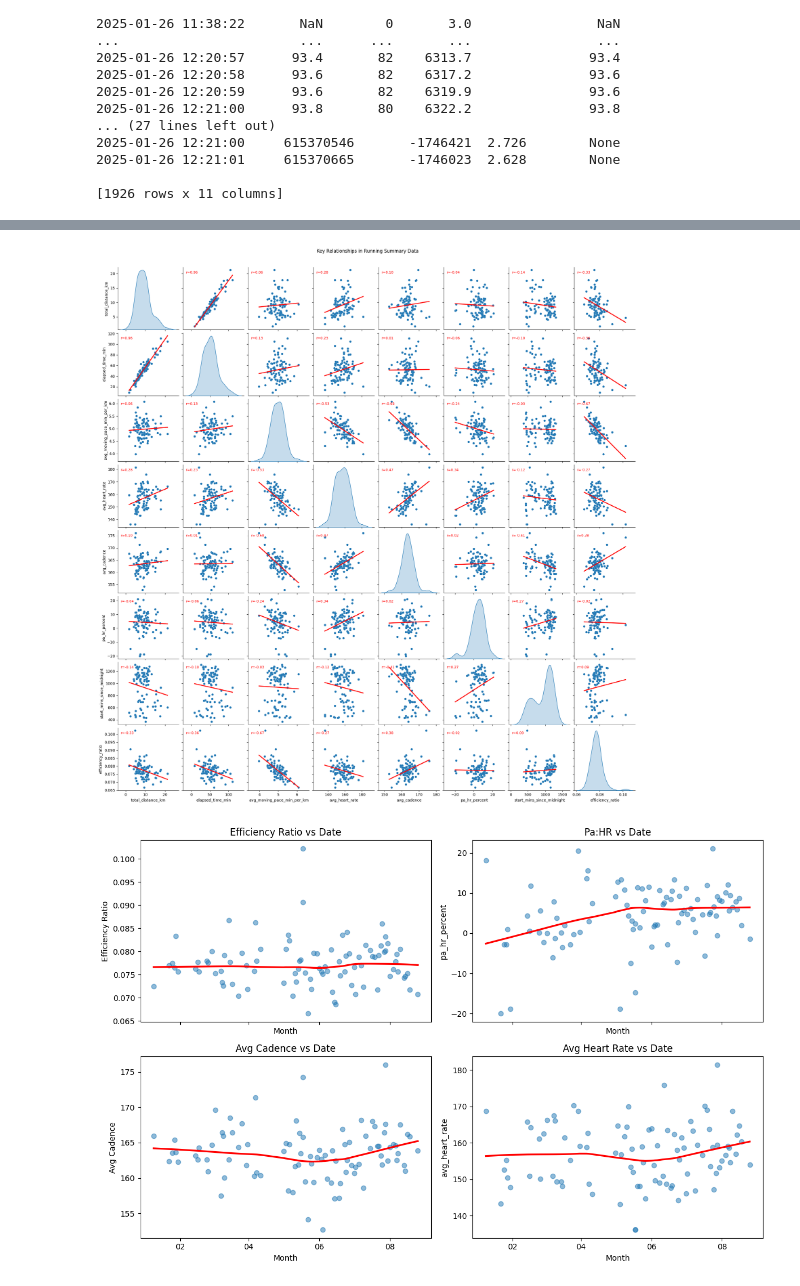
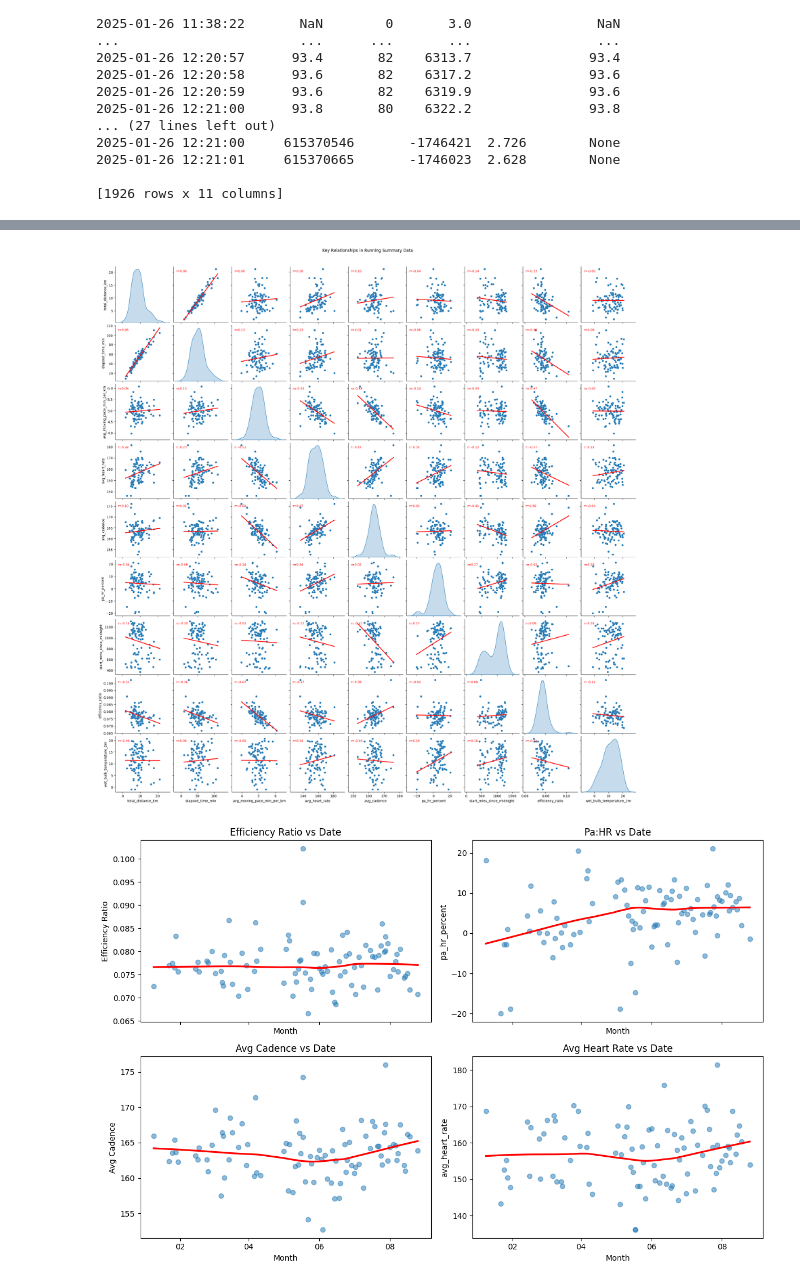
Before and after one commit to andrewt-202/sport-data-visualisation, a Jupyter notebook: sport_visualiser.ipynb, the cells around one changed output, grey strips where cells are left out. Saved outputs shown, nothing was run; the diff lists cells and outputs as text; code cells hidden in the pictures.

Commit message:
Added weather data

```diff
--- a/sport_visualiser.ipynb
+++ b/sport_visualiser.ipynb
@@ -138,6 +138,11 @@ def summarize_run(name, df, speed_threshold=0.75):
     start = df.index.min()
     end = df.index.max()
     elapsed_time = (end - start).total_seconds()
+
+    # convert lat/long to decimal degrees
+    if "position_lat" in df.columns and "position_long" in df.columns:
+        df["position_lat"] = df["position_lat"] * (180 / 2**31)
+        df["position_long"] = df["position_long"] * (180 / 2**31)
 
     # --- real_speed from deltas ---
     df["time_diff"] = df.index.to_series().diff().dt.total_seconds()
@@ -189,6 +194,8 @@ def summarize_run(name, df, speed_threshold=0.75):
         avg_cadence = (df.loc[moving_mask, "cadence"].mean() * 2.0) if "cadence" in df.columns else None
         max_heart_rate = df.loc[moving_mask, "heart_rate"].max() if "heart_rate" in df.columns else None
         avg_heart_rate = df.loc[moving_mask, "heart_rate"].mean() if "heart_rate" in df.columns else None
+        avg_latitude = df.loc[moving_mask, "position_lat"].mean() if "position_lat" in df.columns else None
+        avg_longitude = df.loc[moving_mask, "position_long"].mean() if "position_long" in df.columns else None
     else:
         avg_cadence = None
         max_heart_rate = None
@@ -213,6 +220,8 @@ def summarize_run(name, df, speed_threshold=0.75):
         "max_heart_rate": max_heart_rate,         # masked
         "avg_heart_rate": avg_heart_rate,         # masked
         "pa_hr_percent": pa_hr,
+        "avg_latitude": avg_latitude,
+        "avg_longitude": avg_longitude,
     }
 
 
@@ -230,6 +239,8 @@ running_summary_df["start_mins_since_midnight"] = (
 running_summary_df["efficiency_ratio"] = running_summary_df["avg_moving_speed_kmh"] / running_summary_df["avg_heart_rate"]
 running_summary_df["start_date"] = pd.to_datetime(running_summary_df["start_date"])
 running_summary_df["start_date_num"] = mdates.date2num(running_summary_df["start_date"])
+running_summary_df["end_time"] = pd.to_datetime(running_summary_df["end_time"]).dt.tz_localize("UTC")
+
 
 
 
@@ -258,35 +356,36 @@ from scipy.stats import pearsonr
 # curated set of interesting metrics
 cols = [
     "total_distance_km",
     "elapsed_time_min",
     "avg_moving_pace_min_per_km",
     "avg_heart_rate",
     "start_time_of_day",
     "avg_cadence",
     "pa_hr_percent",
     "start_mins_since_midnight",
     "efficiency_ratio",
+    "wet_bulb_temperature_2m"
 ]
-df_clean = running_summary_df[cols].dropna()
+df_clean = running_summary_with_weather[cols].dropna()
 
 
 def scatter_with_corr(x, y, **kwargs):
     ax = plt.gca()
     # plot regression line + scatter
     sns.regplot(x=x, y=y, scatter_kws={"alpha":0.5, "s":20}, line_kws={"color":"red"}, ci=None, ax=ax)
     # compute Pearson r
     if len(x) > 1 and len(y) > 1:
         r, p = pearsonr(x, y)
         ax.annotate(f"r={r:.2f}", xy=(0.05, 0.9), xycoords="axes fraction", fontsize=9, color="red")
 
 # build pairplot with custom off-diagonal
 g = sns.pairplot(df_clean[cols], diag_kind="kde")
 g.map_offdiag(scatter_with_corr)
 
 plt.suptitle("Key Relationships in Running Summary Data", y=1.02)
 plt.show()
 # %% [output]
-[figure, old version]
+[figure, new version]
 # %%
 import matplotlib.pyplot as plt
 import seaborn as sns
```
Also changed, not shown: parts of 2 cells of this notebook, 1 other file.
